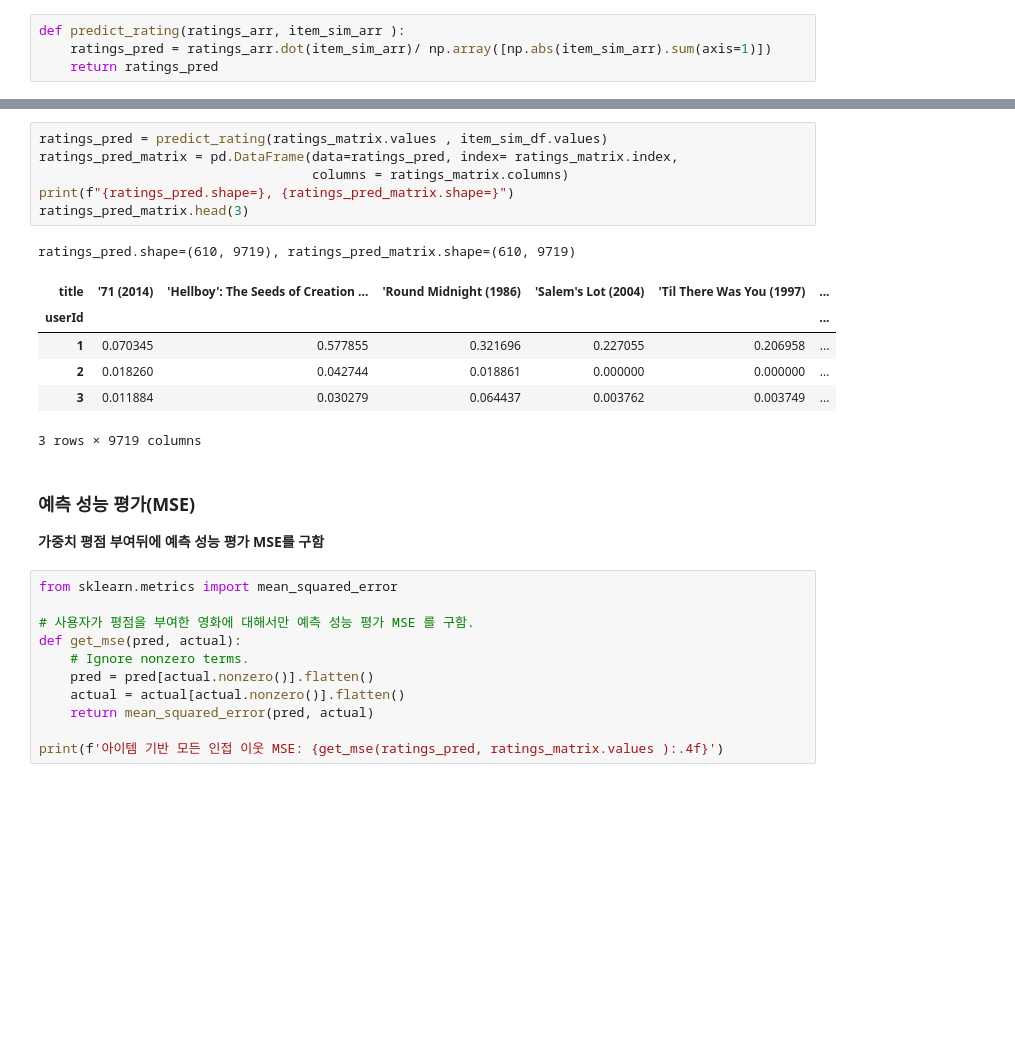
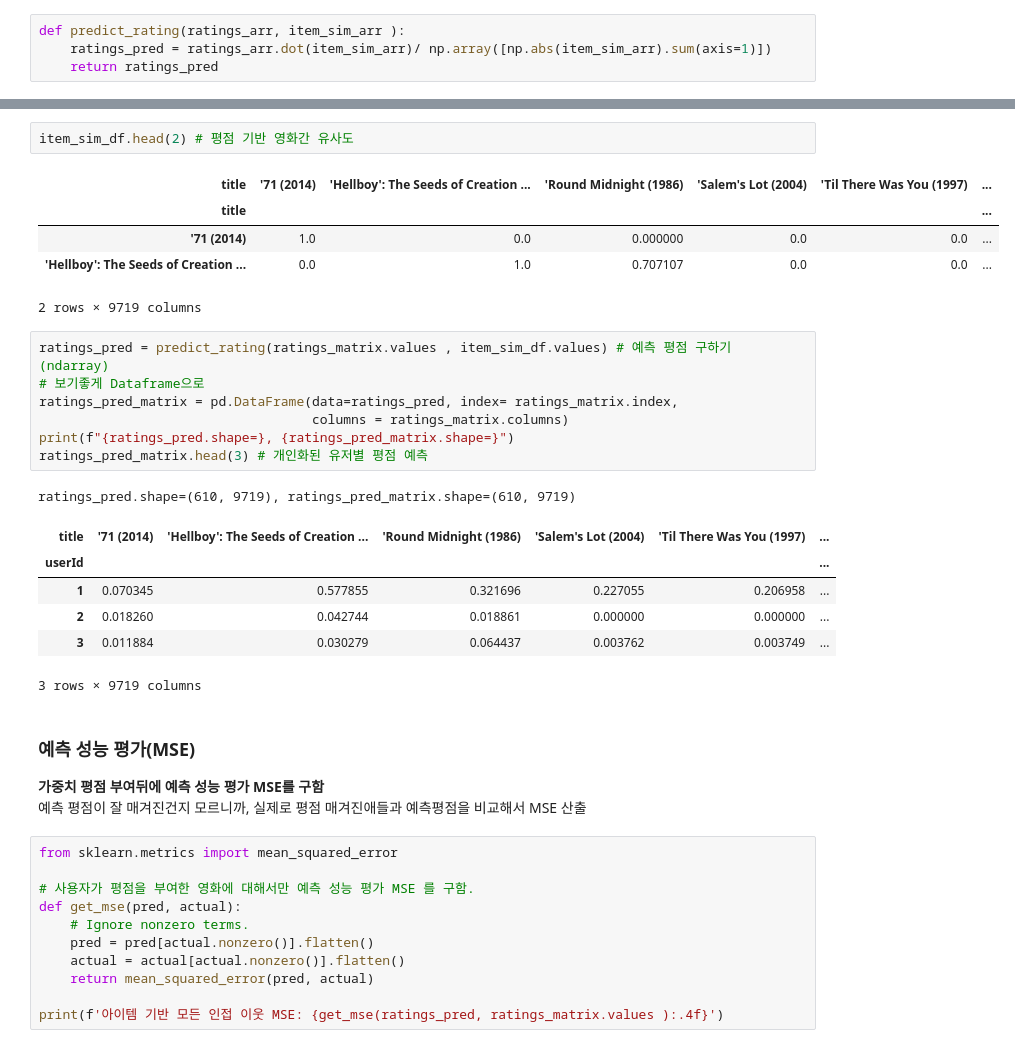
Before and after one commit to netsus/ML_PerfectGuide, a Jupyter notebook: 9장/9.2 아이템 기반 인접 이웃 협업 필터링 실습.ipynb, the cells around one changed output, grey strips where cells are left out. Cells and saved outputs as stored; diff of their text form; blank space fills up the shorter version.

```diff
--- a/9장/9.2 아이템 기반 인접 이웃 협업 필터링 실습.ipynb
+++ b/9장/9.2 아이템 기반 인접 이웃 협업 필터링 실습.ipynb
@@ -211,9 +232,18 @@ ratings_matrix.head(3)
+# %%
+item_sim_df.head(2) # 평점 기반 영화간 유사도
+# %% [output]
+| title | '71 (2014) | 'Hellboy': The Seeds of Creation ... | 'Round Midnight (1986) | 'Salem's Lot (2004) | 'Til There Was You (1997) | ... |
+| title |  |  |  |  |  | ... |
+| '71 (2014) | 1.0 | 0.0 | 0.000000 | 0.0 | 0.0 | ... |
+| 'Hellboy': The Seeds of Creation ... | 0.0 | 1.0 | 0.707107 | 0.0 | 0.0 | ... |
+2 rows × 9719 columns
 # %%
-ratings_pred = predict_rating(ratings_matrix.values , item_sim_df.values)
+ratings_pred = predict_rating(ratings_matrix.values , item_sim_df.values) # 예측 평점 구하기 (ndarray)
+# 보기좋게 Dataframe으로
 ratings_pred_matrix = pd.DataFrame(data=ratings_pred, index= ratings_matrix.index,
                                    columns = ratings_matrix.columns)
 print(f"{ratings_pred.shape=}, {ratings_pred_matrix.shape=}")
-ratings_pred_matrix.head(3)
+ratings_pred_matrix.head(3) # 개인화된 유저별 평점 예측
 # %% [output]
 ratings_pred.shape=(610, 9719), ratings_pred_matrix.shape=(610, 9719)
 | title | '71 (2014) | 'Hellboy': The Seeds of Creation ... | 'Round Midnight (1986) | 'Salem's Lot (2004) | 'Til There Was You (1997) | ... |
@@ -224,7 +254,8 @@ ratings_pred.shape=(610, 9719), ratings_pred_matrix.shape=(610, 9719)
 3 rows × 9719 columns
 # %% [markdown]
 ### 예측 성능 평가(MSE)
-**가중치 평점 부여뒤에 예측 성능 평가 MSE를 구함**
+**가중치 평점 부여뒤에 예측 성능 평가 MSE를 구함**<br>
+예측 평점이 잘 매겨진건지 모르니까, 실제로 평점 매겨진애들과 예측평점을 비교해서 MSE 산출
 # %%
 from sklearn.metrics import mean_squared_error
 
```
Also changed, not shown: parts of 20 cells of this notebook.
